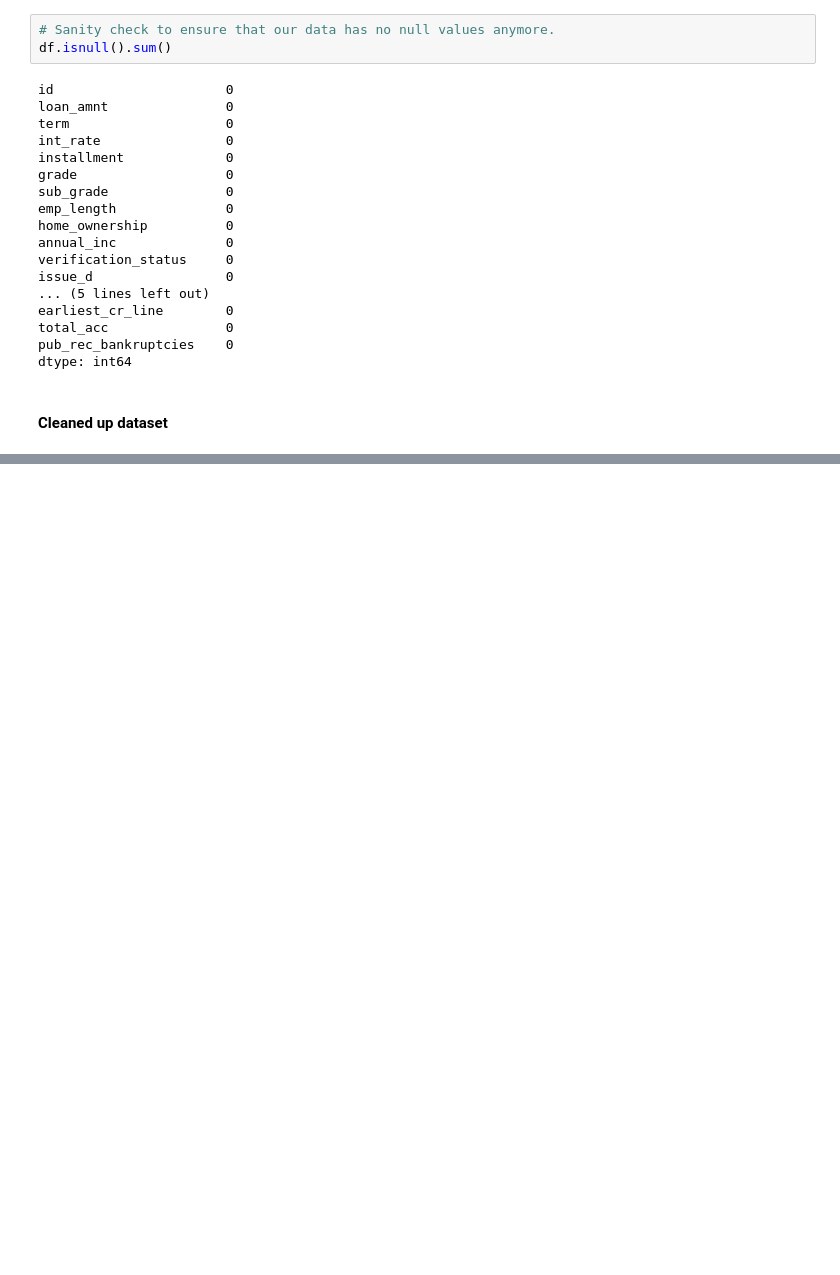
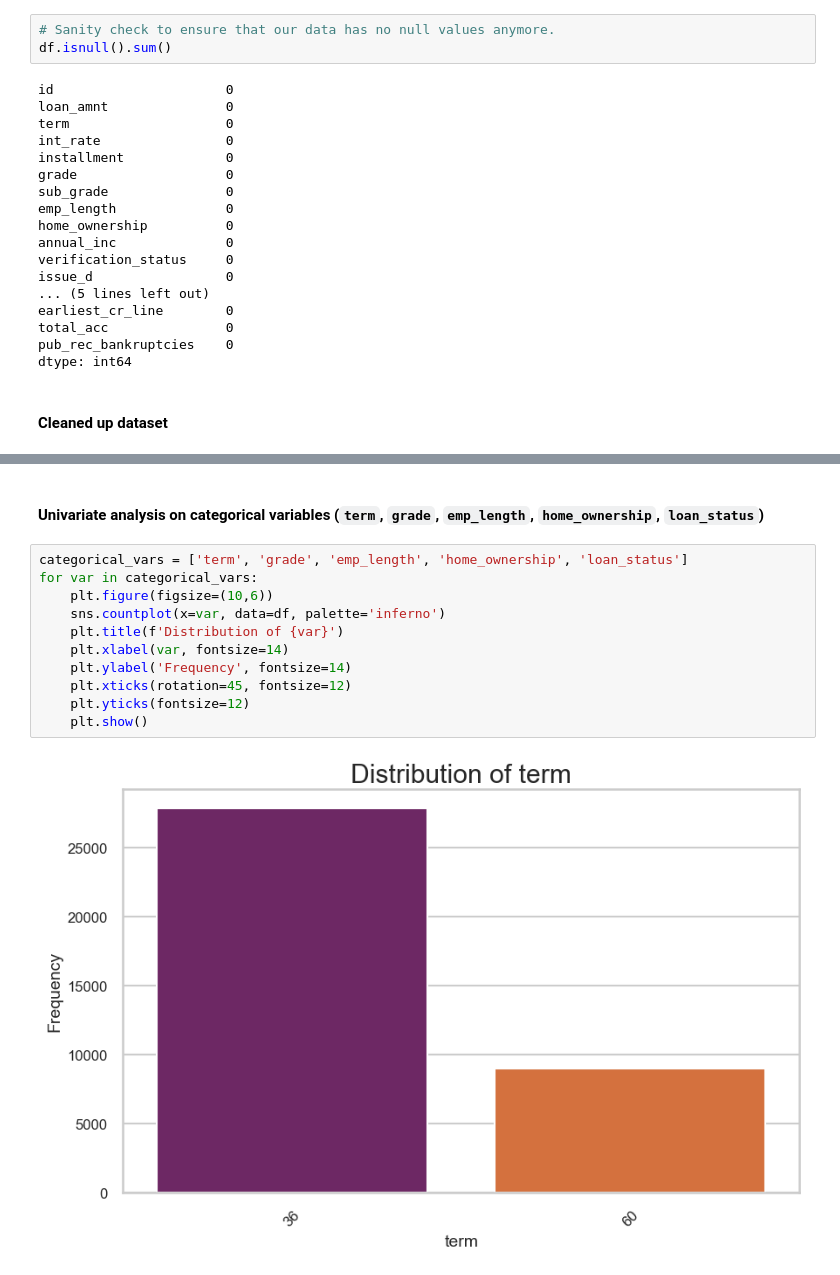
Before and after one commit to skelkar8/LendingClubCaseStudy, a Jupyter notebook: Swapnil_Kelkar.ipynb, the cells around one changed output, grey strips where cells are left out. Saved outputs shown, nothing was run; the diff lists cells and outputs as text; blank space fills up the shorter version.

```diff
--- a/Swapnil_Kelkar.ipynb
+++ b/Swapnil_Kelkar.ipynb
@@ -317,0 +426,15 @@ df
+# %% [markdown]
+#### Univariate analysis on categorical variables (`term`, `grade`, `emp_length`, `home_ownership`, `loan_status`)
+# %%
+categorical_vars = ['term', 'grade', 'emp_length', 'home_ownership', 'loan_status']
+for var in categorical_vars:
+    plt.figure(figsize=(10,6))
+    sns.countplot(x=var, data=df, palette='inferno')
+    plt.title(f'Distribution of {var}')
+    plt.xlabel(var, fontsize=14)
+    plt.ylabel('Frequency', fontsize=14)
+    plt.xticks(rotation=45, fontsize=12)
+    plt.yticks(fontsize=12)
+    plt.show()
+# %% [output]
+[figure, added]
```
Also changed, not shown: parts of 31 cells of this notebook.
